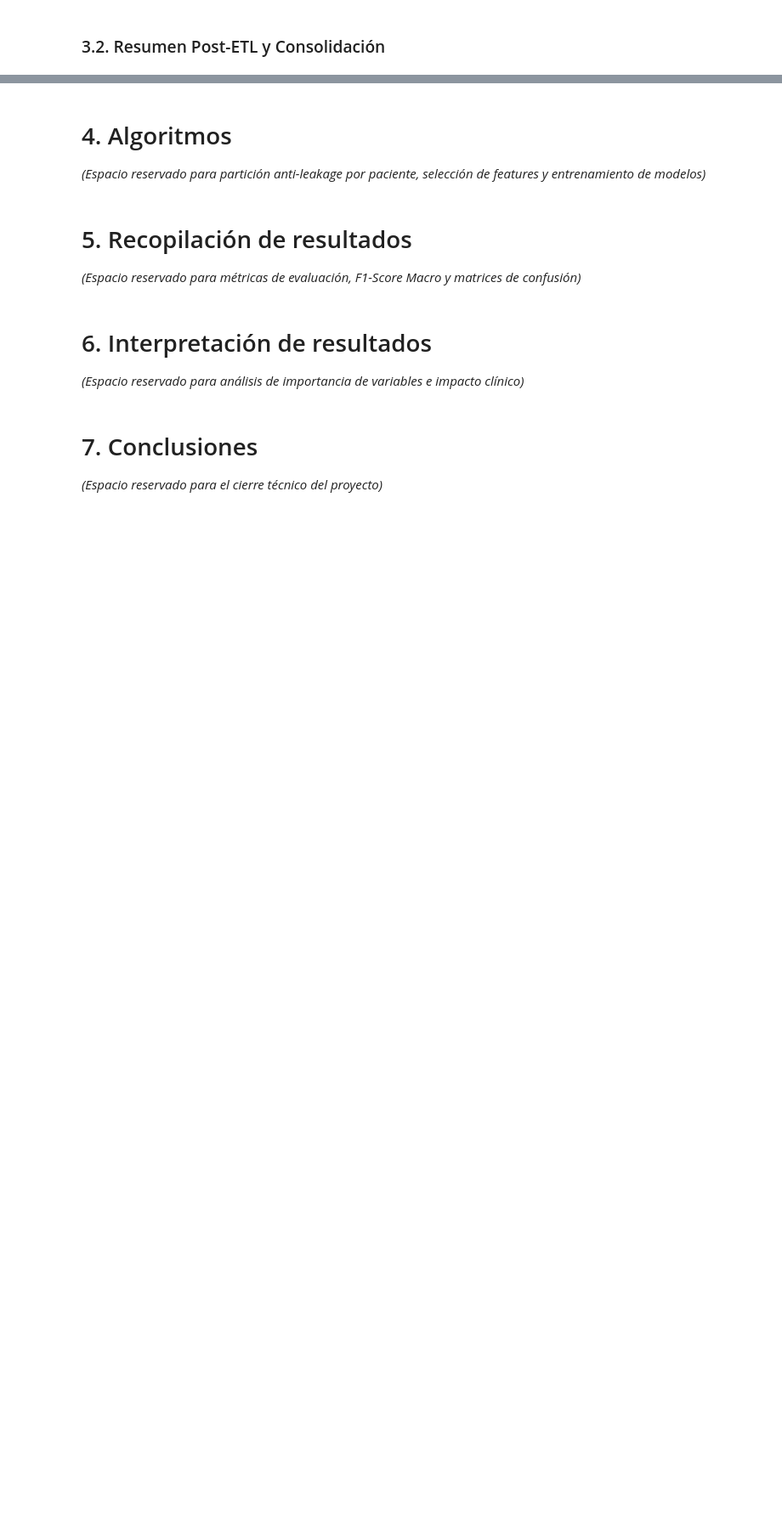
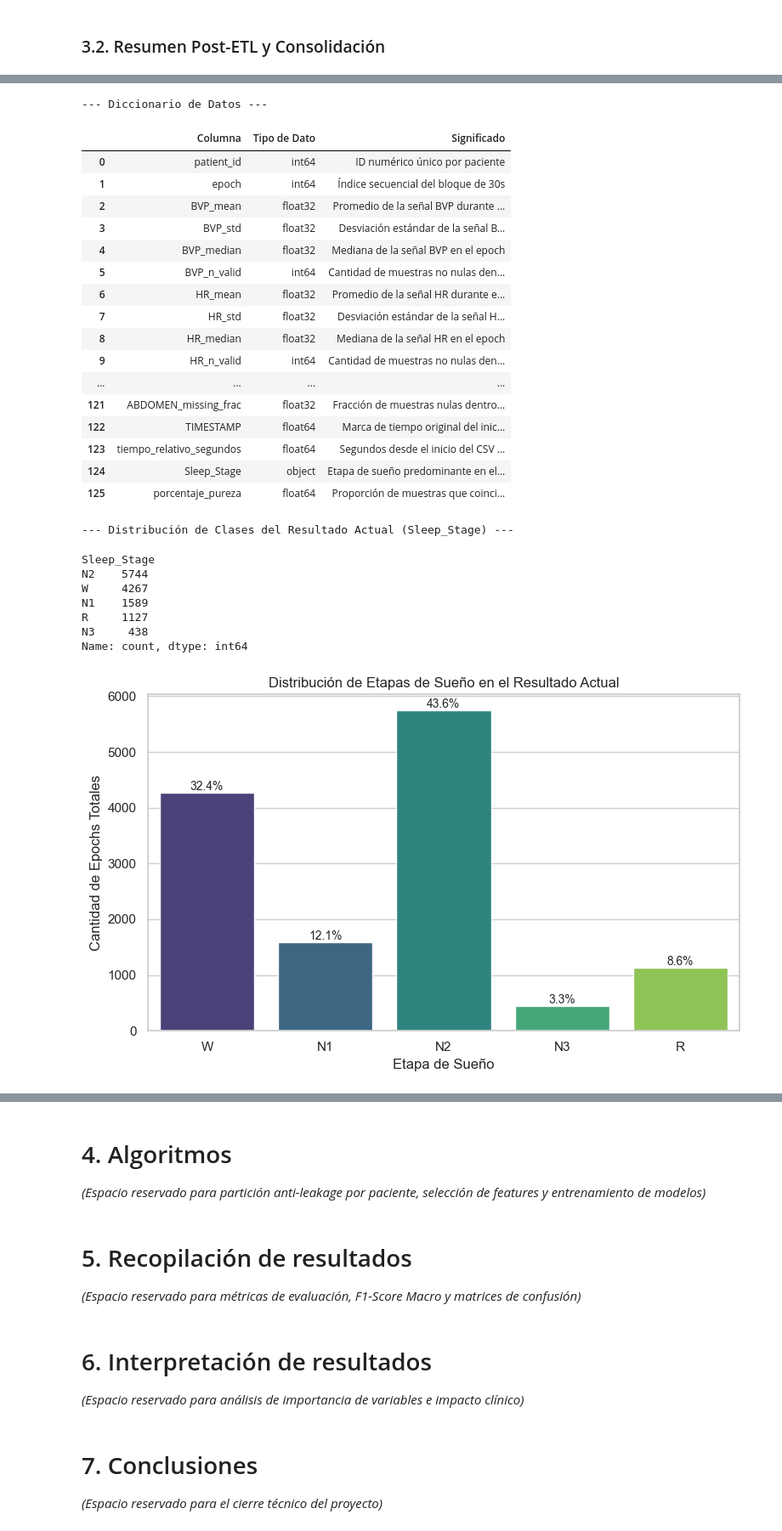
Before and after one commit to Taritto/TPI_CDD_G7, a Jupyter notebook: temporal_version_tp_cdd.ipynb, the cells around one changed output, grey strips where cells are left out. Shown at 85% size. Cells and saved outputs as stored; diff of their text form; code cells hidden in the pictures; blank space fills up the shorter version.

Commit message:
Documentar y completar ETL de epochs

```diff
--- a/temporal_version_tp_cdd.ipynb
+++ b/temporal_version_tp_cdd.ipynb
@@ -2500,9 +2668,6 @@ Resultados guardados en: /kaggle/working/etl_v1
 ### 3.2. Resumen Post-ETL y Consolidación
 # %%
 # Mostrar dimensiones del resultado actual
-import pandas as pd
-import matplotlib.pyplot as plt
-import seaborn as sns
 
 if 'df_epochs_all' in globals() and not df_epochs_all.empty:
     print("--- Resumen del Resultado Actual del ETL ---")
@@ -2528,7 +2693,7 @@ if 'df_epochs_all' in globals() and not df_epochs_all.empty:
         if col == 'epoch': return 'Índice secuencial del bloque de 30s'
         if col == 'tiempo_relativo_segundos': return 'Segundos desde el inicio del CSV original'
         if col == 'TIMESTAMP': return 'Marca de tiempo original del inicio del epoch'
-        if col == 'Sleep_Stage': return 'Etapa de sueño predominante en el epoch (Moda)'
+        if col == 'Sleep_Stage': return 'Etapa única válida en las 3000 muestras del epoch conservado'
         if col == 'porcentaje_pureza': return 'Proporción de muestras que coinciden con la etapa de sueño dominante'
         if col.endswith('_mean'): return f"Promedio de la señal {col.replace('_mean', '')} durante el epoch de 30s"
         if col.endswith('_std'): return f"Desviación estándar de la señal {col.replace('_std', '')} en el epoch"
@@ -2555,7 +2720,7 @@ if 'df_epochs_all' in globals() and not df_epochs_all.empty:
 
     # Gráfico
     plt.figure(figsize=(8, 5))
-    sns.countplot(data=df_epochs_all, x='Sleep_Stage', order=['W', 'R', 'N1', 'N2', 'N3'], palette='viridis')
+    sns.countplot(data=df_epochs_all, x='Sleep_Stage', order=['W', 'N1', 'N2', 'N3', 'R'], palette='viridis')
     plt.title('Distribución de Etapas de Sueño en el Resultado Actual')
     plt.xlabel('Etapa de Sueño')
     plt.ylabel('Cantidad de Epochs Totales')
@@ -2570,3 +2735,4 @@ if 'df_epochs_all' in globals() and not df_epochs_all.empty:
     plt.show()
 else:
     print("El dataframe df_epochs_all no está definido.")
+# %% [output]
@@ -2573,3 +2762,30 @@ else:
+--- Diccionario de Datos ---
+|  | Columna | Tipo de Dato | Significado |
+| 0 | patient_id | int64 | ID numérico único por paciente |
+| 1 | epoch | int64 | Índice secuencial del bloque de 30s |
+| 2 | BVP_mean | float32 | Promedio de la señal BVP durante ... |
+| 3 | BVP_std | float32 | Desviación estándar de la señal B... |
+| 4 | BVP_median | float32 | Mediana de la señal BVP en el epoch |
+| 5 | BVP_n_valid | int64 | Cantidad de muestras no nulas den... |
+| 6 | HR_mean | float32 | Promedio de la señal HR durante e... |
+| 7 | HR_std | float32 | Desviación estándar de la señal H... |
+| 8 | HR_median | float32 | Mediana de la señal HR en el epoch |
+| 9 | HR_n_valid | int64 | Cantidad de muestras no nulas den... |
+| ... | ... | ... | ... |
+| 121 | ABDOMEN_missing_frac | float32 | Fracción de muestras nulas dentro... |
+| 122 | TIMESTAMP | float64 | Marca de tiempo original del inic... |
+| 123 | tiempo_relativo_segundos | float64 | Segundos desde el inicio del CSV ... |
+| 124 | Sleep_Stage | object | Etapa de sueño predominante en el... |
+| 125 | porcentaje_pureza | float64 | Proporción de muestras que coinci... |
+--- Distribución de Clases del Resultado Actual (Sleep_Stage) ---
+Sleep_Stage
+N2    5744
+W     4267
+N1    1589
+R     1127
+N3     438
+Name: count, dtype: int64
+[figure, added]
 # %% [markdown]
 ### Decisiones tomadas
 
```
Also changed, not shown: parts of 48 cells of this notebook, 12 other files.
